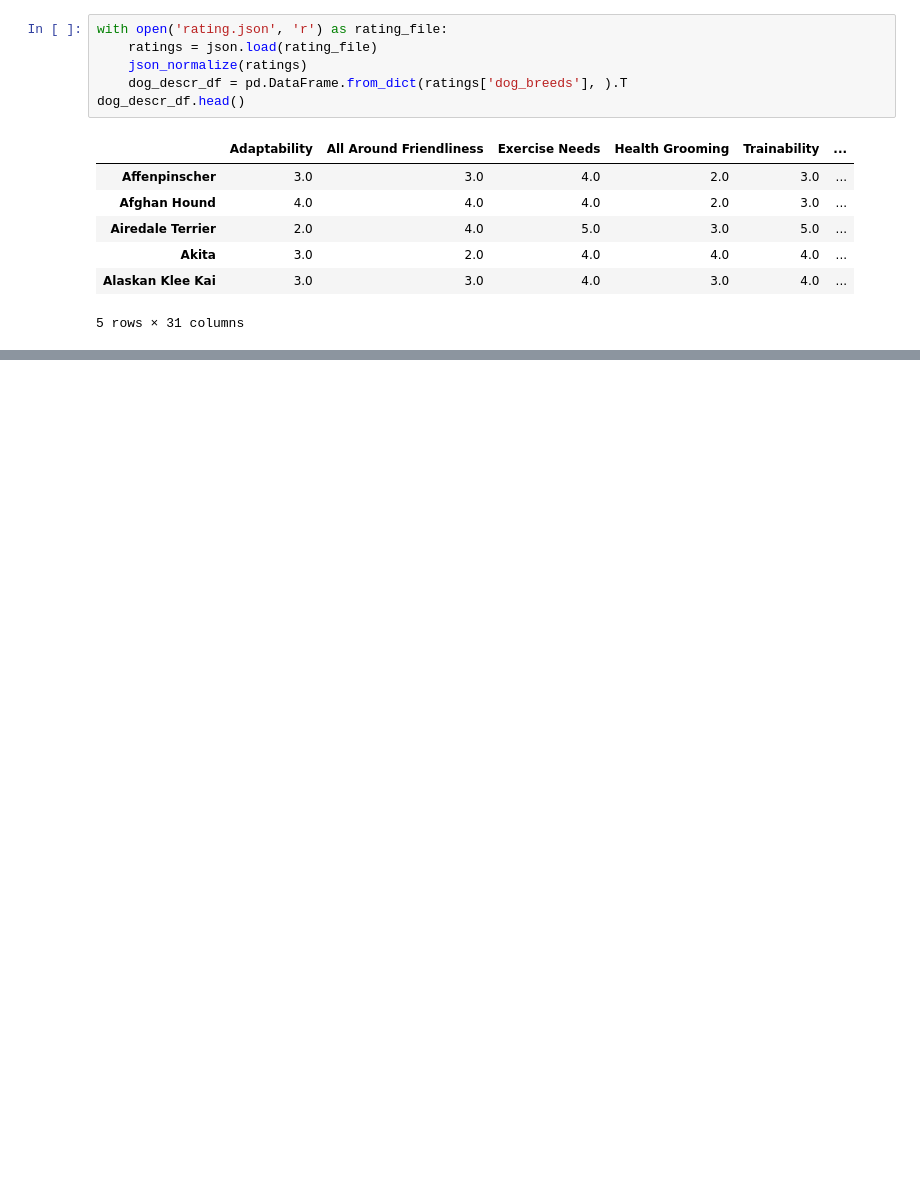
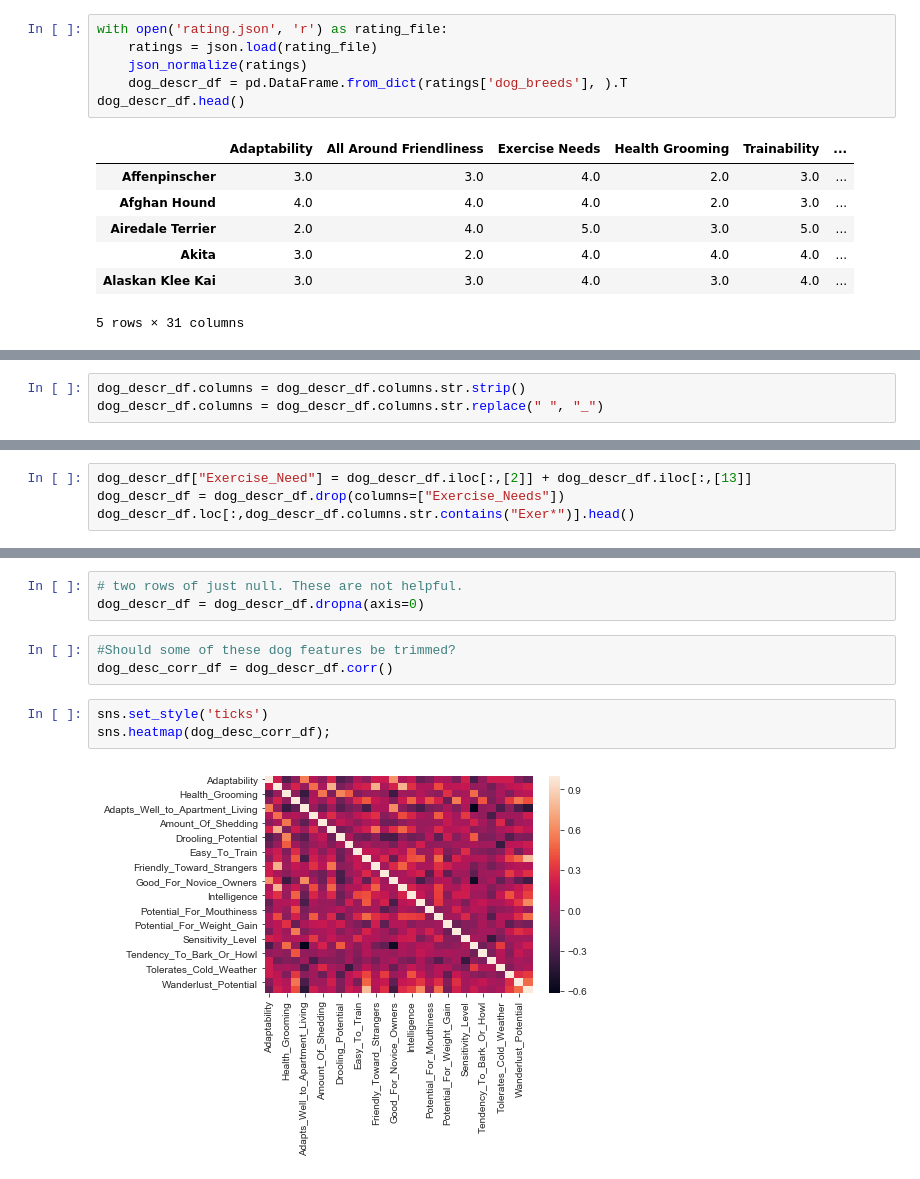
Before and after one commit to chrisoyer/supervised_learning_capstone, a Jupyter notebook: dog_adoption_SL_capstone.ipynb, the cells around one changed output, grey strips where cells are left out. Saved outputs shown, nothing was run; the diff lists cells and outputs as text; blank space fills up the shorter version.

```diff
--- a/dog_adoption_SL_capstone.ipynb
+++ b/dog_adoption_SL_capstone.ipynb
@@ -83,0 +146,3 @@ dog_descr_df.head()
+# %%
+dog_descr_df.columns = dog_descr_df.columns.str.strip()
+dog_descr_df.columns = dog_descr_df.columns.str.replace(" ", "_")
@@ -83,0 +163,4 @@ dog_descr_df.head()
+# %%
+dog_descr_df["Exercise_Need"] = dog_descr_df.iloc[:,[2]] + dog_descr_df.iloc[:,[13]]
+dog_descr_df = dog_descr_df.drop(columns=["Exercise_Needs"])
+dog_descr_df.loc[:,dog_descr_df.columns.str.contains("Exer*")].head()
@@ -83,0 +193,11 @@ dog_descr_df.head()
+# %%
+# two rows of just null. These are not helpful.
+dog_descr_df = dog_descr_df.dropna(axis=0)
+# %%
+#Should some of these dog features be trimmed?
+dog_desc_corr_df = dog_descr_df.corr()
+# %%
+sns.set_style('ticks')
+sns.heatmap(dog_desc_corr_df);
+# %% [output]
+[figure, added]
```
Also changed, not shown: parts of 12 cells of this notebook.
